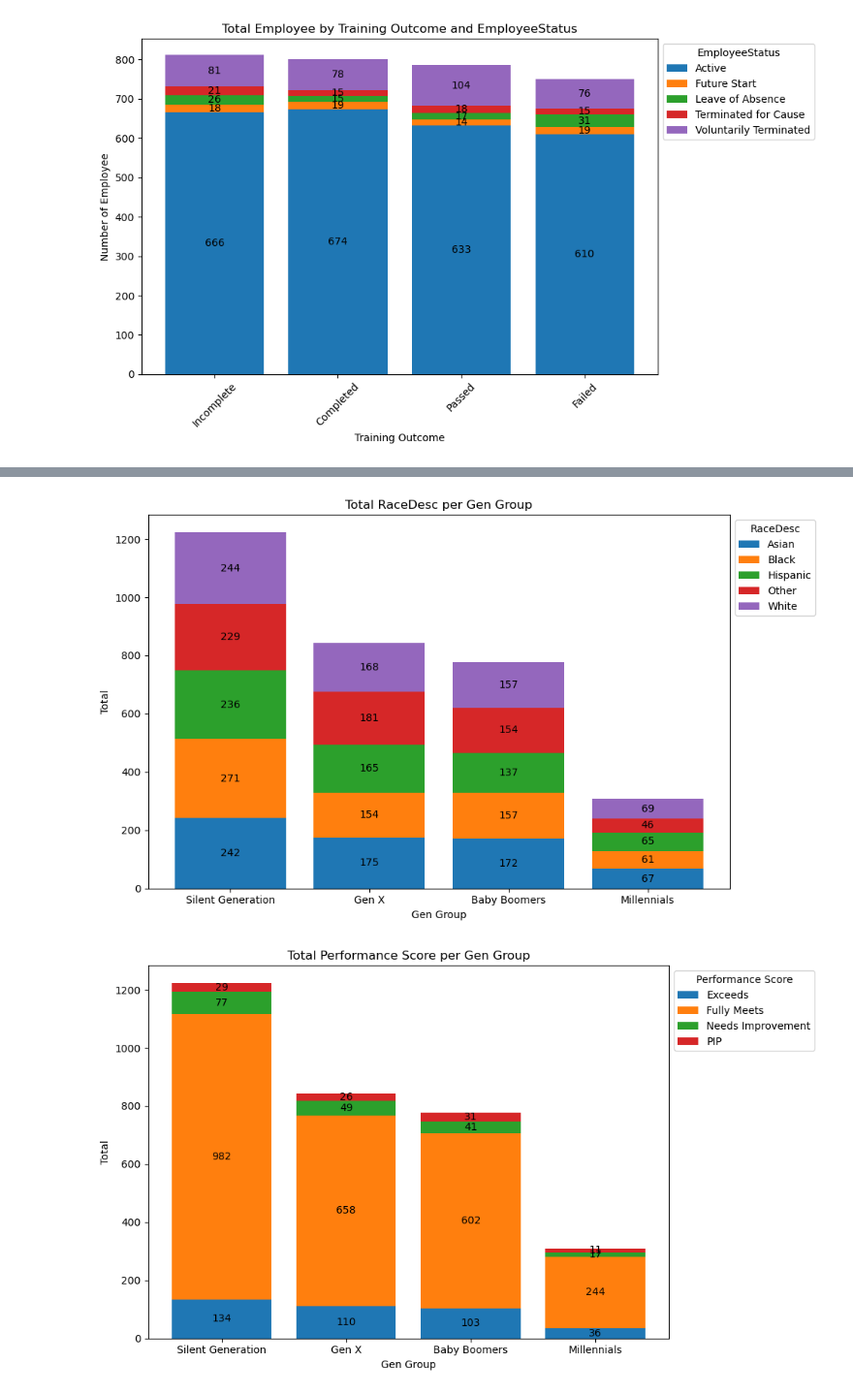
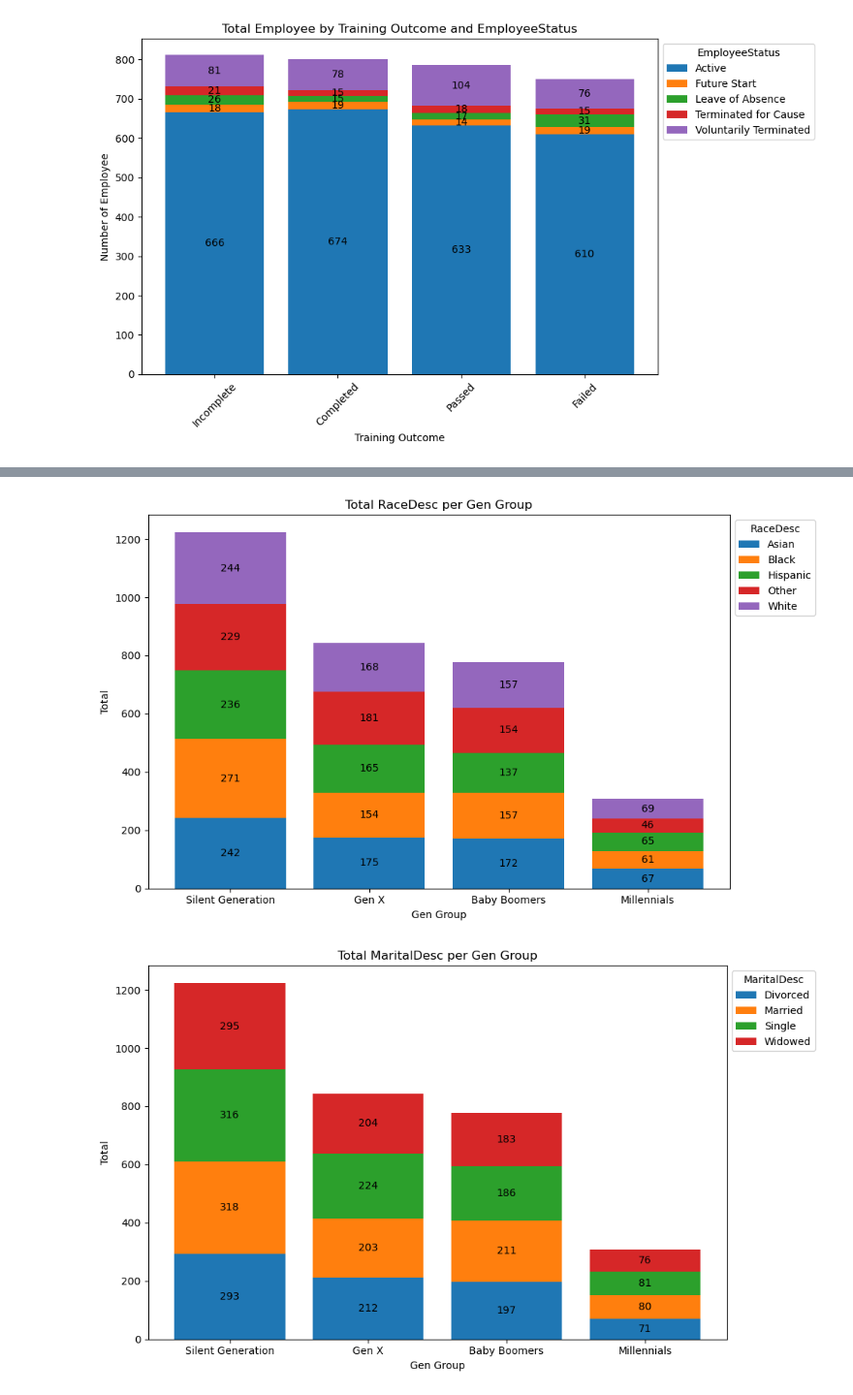
Before and after one commit to FlazeFy2/DS-HR_Analytics_Dataset, a Jupyter notebook: exploratory data analysis-bar.ipynb, the cells around one changed output, grey strips where cells are left out. Shown at 97% size. Cells and saved outputs as stored; diff of their text form; code cells hidden in the pictures.

Commit message:
[DS] Exploratory Data Analysis (EDA) - Stacked Bar Chart Total Employee Context per Training Cost Category

```diff
--- a/exploratory data analysis-bar.ipynb
+++ b/exploratory data analysis-bar.ipynb
@@ -121,37 +121,37 @@ df['Gen Group'] = pd.cut(
     labels=['Millennials', 'Gen X', 'Baby Boomers', 'Silent Generation']
 )
 
-target_col = ['EmployeeType','RaceDesc','Performance Score','Training Outcome','DepartmentType']
+target_col = ['EmployeeType','RaceDesc','MaritalDesc']
 
 for dt in target_col:
     context_group_counts = df.groupby(['Gen Group', dt], observed=False).size().reset_index(name='Count')
     stacked_data = context_group_counts.pivot(index='Gen Group', columns=dt, values='Count').fillna(0)
 
     # Ordering
     stacked_data['Total'] = stacked_data.sum(axis=1)
     stacked_data = stacked_data.sort_values(by='Total', ascending=False)
     categories = stacked_data.columns[:-1]
     counts = stacked_data[categories].values
 
     # Plotting
     context = stacked_data.index
     fig, ax = plt.subplots(figsize=(10, 6))
     bottom = np.zeros(len(context))
 
     # Plot each group_col as stack
     for group_col_index, group in enumerate(categories):
         p = ax.bar(context, counts[:, group_col_index], label=group, bottom=bottom)
         bottom += counts[:, group_col_index]
         ax.bar_label(p, label_type='center', fmt='%d')
 
     # Bar Chart
     ax.set_title(f'Total {dt} per Gen Group')
     ax.set_xlabel('Gen Group')
     ax.set_ylabel('Total')
     ax.legend(title=dt, bbox_to_anchor=(1, 1), loc='upper left')
     plt.tight_layout()
     plt.show()
 # %% [output]
 [figure]
 [figure]
-[figure, old version]
+[figure, new version]
```
Also changed, not shown: parts of 2 cells of this notebook.
